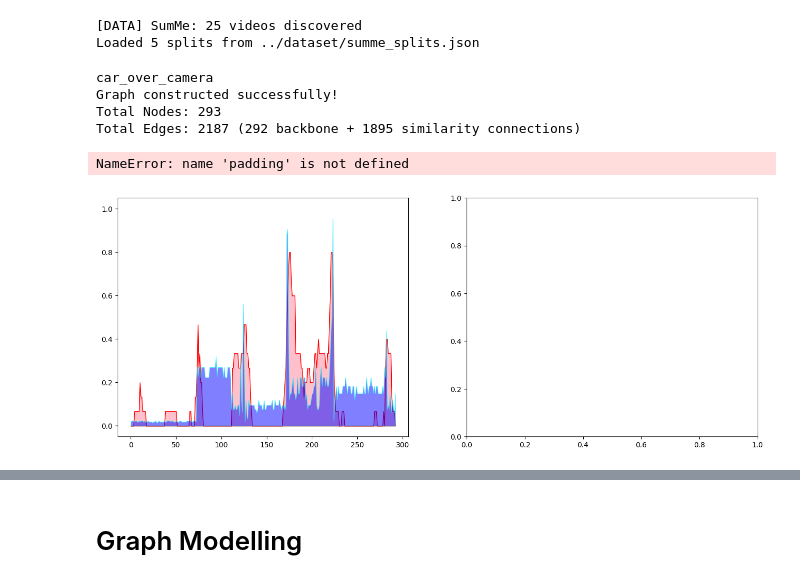
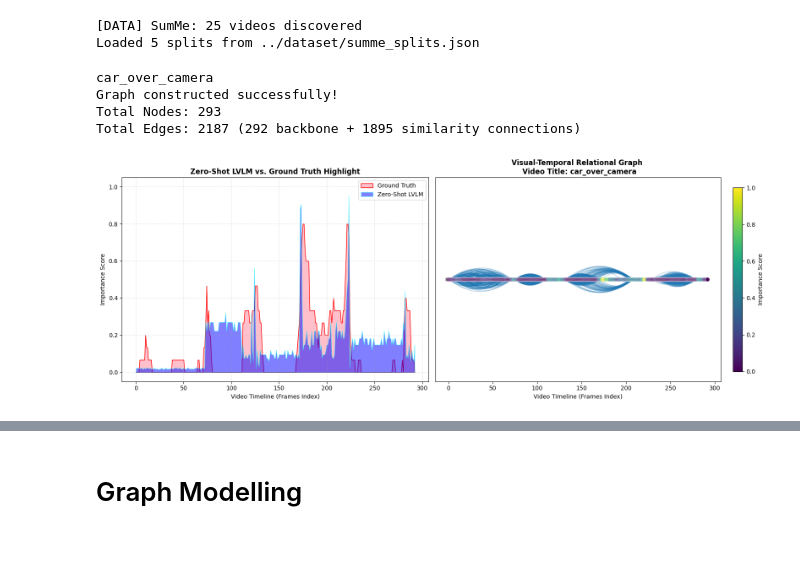
Before and after one commit to dexterdley/VideoRAG, a Jupyter notebook: vslice/analyse_graph.ipynb, the cells around one changed output, grey strips where cells are left out. Drawn from its saved outputs; the diff is of its cells as text; code cells hidden in the pictures; blank space fills up the shorter version.

```diff
--- a/vslice/analyse_graph.ipynb
+++ b/vslice/analyse_graph.ipynb
@@ -135,6 +135,7 @@ print(f"Total Nodes: {G_temporal.number_of_nodes()}")
 print(f"Total Edges: {G_temporal.number_of_edges()} ({len(backbone_edges)} backbone + {len(similarity_edges)} similarity connections)")
 
 fig, axes = plt.subplots(1, 2, figsize=(16, 6))
+padding = num_nodes * 0.05
 
 ax_timeline = axes[0]
 ax_timeline.fill_between(range(len(picks)), 0, gtscore, color='pink', edgecolor='red', linewidth=1.0, alpha=1.0, label='Ground Truth')
@@ -185,35 +186,34 @@ nodes = nx.draw_networkx_nodes(
     node_size=50,
     node_color=gtscore,
     cmap=plt.cm.viridis,
     alpha=0.9,
     ax=ax_graph,
     edgecolors='white',
     linewidths=0.5
 )
 
 sm = plt.cm.ScalarMappable(cmap=plt.cm.viridis, norm=plt.Normalize(vmin=0, vmax=1))
 sm.set_array([])
 fig.colorbar(sm, ax=ax_graph, label="Importance Score", fraction=0.03, pad=0.04)
 
 ax_graph.set_title(f"Visual-Temporal Relational Graph \n Video Title: {video_filename}", fontsize=12, fontweight='bold')
 ax_graph.set_xlabel("Video Timeline (Frames Index)")
 ax_graph.get_yaxis().set_visible(False)
 ax_graph.xaxis.set_visible(True)
 ax_graph.tick_params(axis='x', bottom=True, labelbottom=True)
 
 padding = num_nodes * 0.05
 ax_graph.set_xlim(-padding, num_nodes - 1 + padding)
 ax_graph.set_ylim(-1.5, 1.5)
 
 plt.tight_layout()
 plt.show()
 # %% [output]
 car_over_camera
 Graph constructed successfully!
 Total Nodes: 293
 Total Edges: 2187 (292 backbone + 1895 similarity connections)
-NameError: name 'padding' is not defined
-[figure, old version]
+[figure, new version]
 # %%
 # ==========================================
 # --- DEFINE ZOOM WINDOW ---
```
Also changed, not shown: parts of 1 cell of this notebook, 8 other files.
